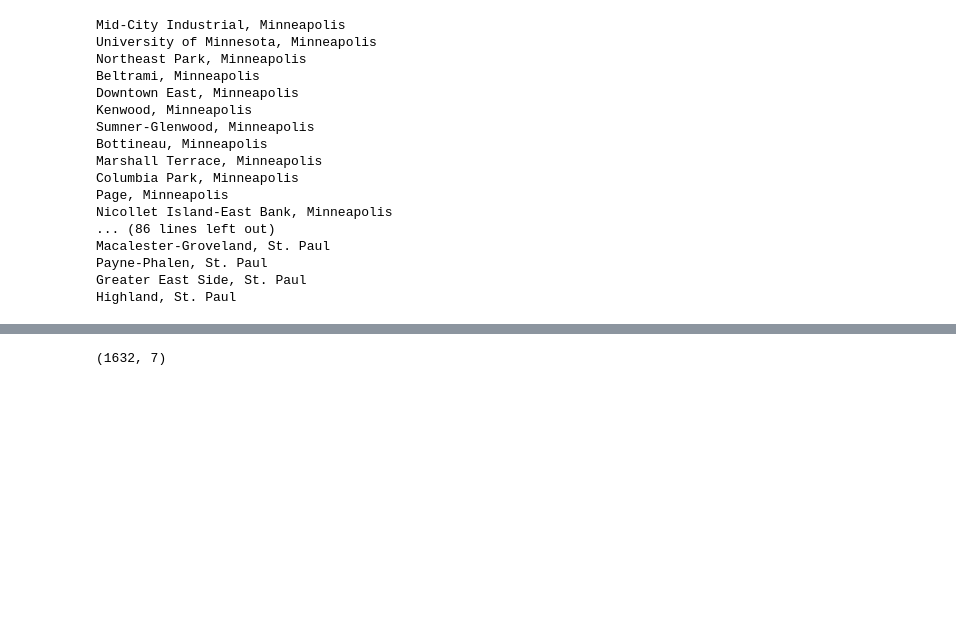
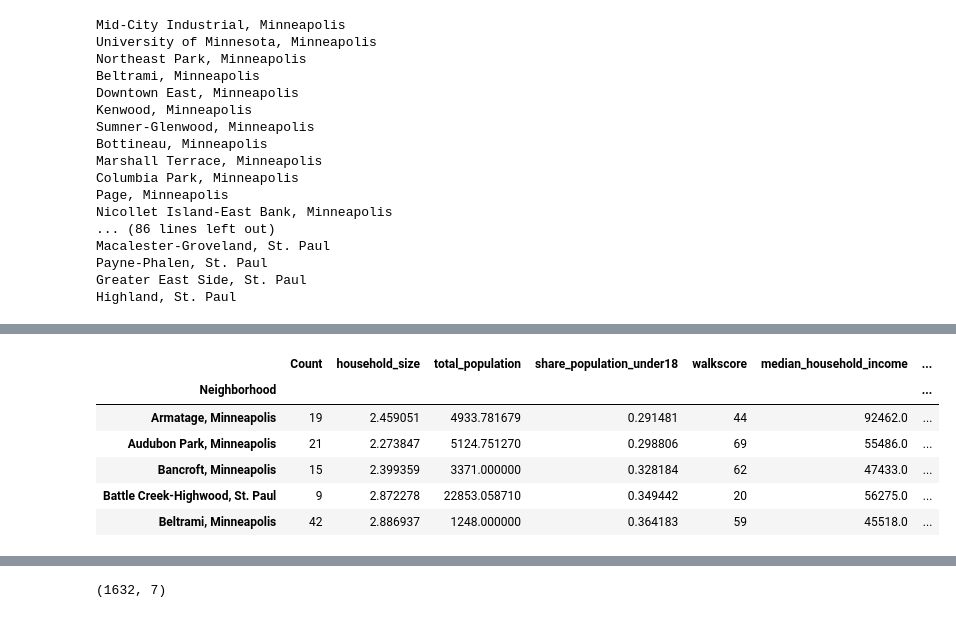
Before and after one commit to michaelmcanally/MinnesotaNice, a Jupyter notebook: Minnesota Nicest Data Sources.ipynb, the cells around one changed output, grey strips where cells are left out. Drawn from its saved outputs; the diff is of its cells as text; code cells hidden in the pictures; blank space fills up the shorter version.

```diff
--- a/Minnesota Nicest Data Sources.ipynb
+++ b/Minnesota Nicest Data Sources.ipynb
@@ -350,3 +465,8 @@ Macalester-Groveland, St. Paul
 Payne-Phalen, St. Paul
 Greater East Side, St. Paul
 Highland, St. Paul
+# %%
+MSP_Parks = getNearbyParks(names=TwinCityNeighborhoodsDF['neighborhood'],
+                                   latitudes=TwinCityNeighborhoodsDF['latitude'],
+                                   longitudes=TwinCityNeighborhoodsDF['longitude']
+                                  )
@@ -352,0 +491,22 @@ Highland, St. Paul
+# %%
+MSP_Parks2 = MSP_Parks.groupby('Neighborhood').count().drop(['Neighborhood Longitude', 'Venue', 'Venue Latitude', 'Venue Longitude', 'Venue Category'], axis = 1)
+
+MSP_Parks2.rename(index=str, columns={"Neighborhood":"Neighborhood","Neighborhood Latitude":"Count"}, inplace = True)
+
+MSP_Parks2 = MSP_Parks2.join(TwinCityNeighborhoodsDF.set_index('neighborhood'), on = 'Neighborhood')
+
+MSP_Parks3 = MSP_Parks2.drop(['geography', 'City', 'latitude', 'longitude', 'lat-lon', 'address'], axis = 1)
+
+MSP_Parks3['parks_per_capita'] = MSP_Parks3.apply(lambda x: x.Count / x.total_population, axis = 1);
+
+MSP_Parks3['park_rank'] = MSP_Parks3['parks_per_capita'].rank(ascending=False)
+
+MSP_Parks3.head()
+# %% [output]
+|  | Count | household_size | total_population | share_population_under18 | walkscore | median_household_income | ... |
+| Neighborhood |  |  |  |  |  |  | ... |
+| Armatage, Minneapolis | 19 | 2.459051 | 4933.781679 | 0.291481 | 44 | 92462.0 | ... |
+| Audubon Park, Minneapolis | 21 | 2.273847 | 5124.751270 | 0.298806 | 69 | 55486.0 | ... |
+| Bancroft, Minneapolis | 15 | 2.399359 | 3371.000000 | 0.328184 | 62 | 47433.0 | ... |
+| Battle Creek-Highwood, St. Paul | 9 | 2.872278 | 22853.058710 | 0.349442 | 20 | 56275.0 | ... |
+| Beltrami, Minneapolis | 42 | 2.886937 | 1248.000000 | 0.364183 | 59 | 45518.0 | ... |
```
Also changed, not shown: parts of 25 cells of this notebook.
